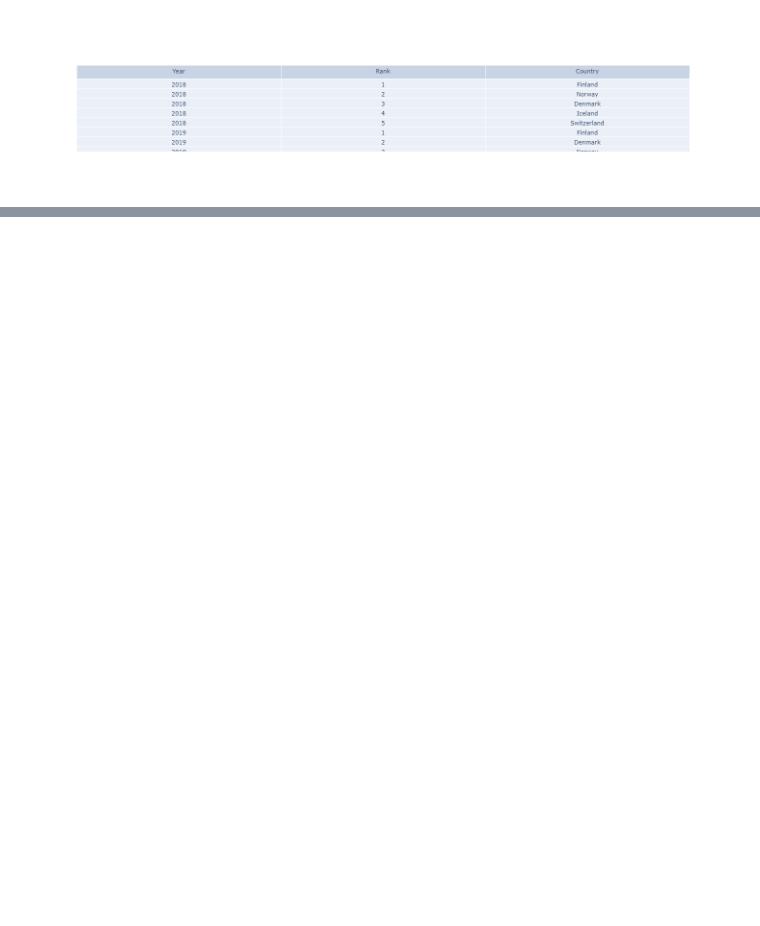
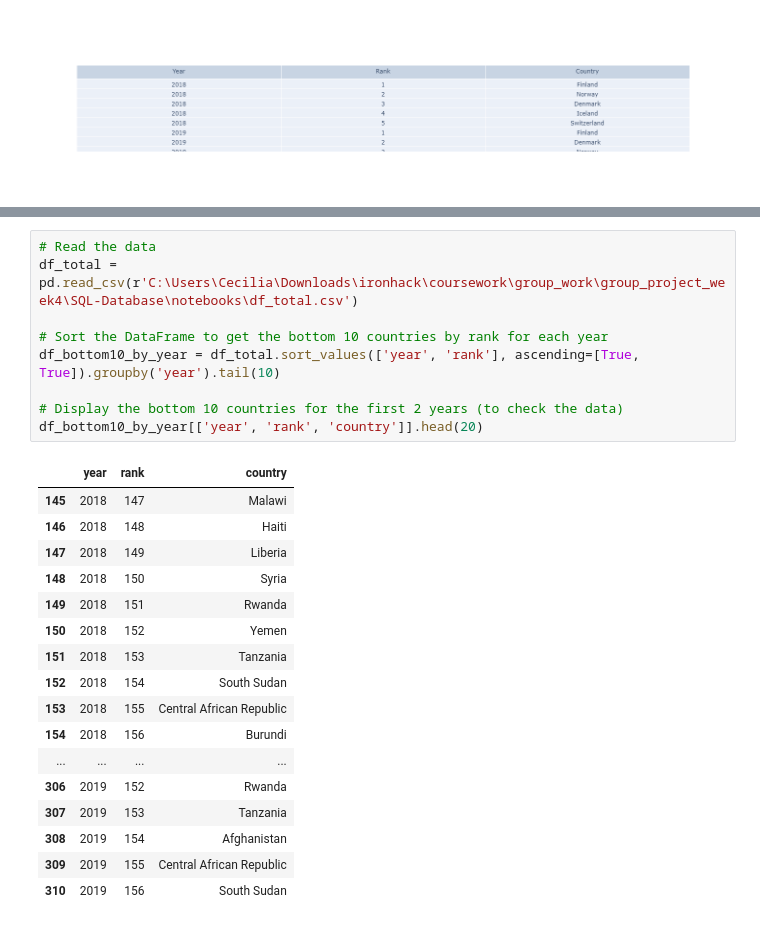
Before and after one commit to LorenaMejiaR/SQL-Database, a Jupyter notebook: notebooks/visualizations.ipynb, the cells around one changed output, grey strips where cells are left out. Drawn from its saved outputs; the diff is of its cells as text; blank space fills up the shorter version.

```diff
--- a/notebooks/visualizations.ipynb
+++ b/notebooks/visualizations.ipynb
@@ -100,3 +94,30 @@ fig.show()
 fig.write_image(r'C:\Users\Cecilia\Downloads\top5_countries_by_rank_and_year.png')
 # %% [output]
 [figure]
+# %%
+# Read the data
+df_total = pd.read_csv(r'C:\Users\Cecilia\Downloads\ironhack\coursework\group_work\group_project_week4\SQL-Database\notebooks\df_total.csv')
+
+# Sort the DataFrame to get the bottom 10 countries by rank for each year
+df_bottom10_by_year = df_total.sort_values(['year', 'rank'], ascending=[True, True]).groupby('year').tail(10)
+
+# Display the bottom 10 countries for the first 2 years (to check the data)
+df_bottom10_by_year[['year', 'rank', 'country']].head(20)
+# %% [output]
+|  | year | rank | country |
+| 145 | 2018 | 147 | Malawi |
+| 146 | 2018 | 148 | Haiti |
+| 147 | 2018 | 149 | Liberia |
+| 148 | 2018 | 150 | Syria |
+| 149 | 2018 | 151 | Rwanda |
+| 150 | 2018 | 152 | Yemen |
+| 151 | 2018 | 153 | Tanzania |
+| 152 | 2018 | 154 | South Sudan |
+| 153 | 2018 | 155 | Central African Republic |
+| 154 | 2018 | 156 | Burundi |
+| ... | ... | ... | ... |
+| 306 | 2019 | 152 | Rwanda |
+| 307 | 2019 | 153 | Tanzania |
+| 308 | 2019 | 154 | Afghanistan |
+| 309 | 2019 | 155 | Central African Republic |
+| 310 | 2019 | 156 | South Sudan |
```
Also changed, not shown: parts of 3 cells of this notebook, 1 other file.
